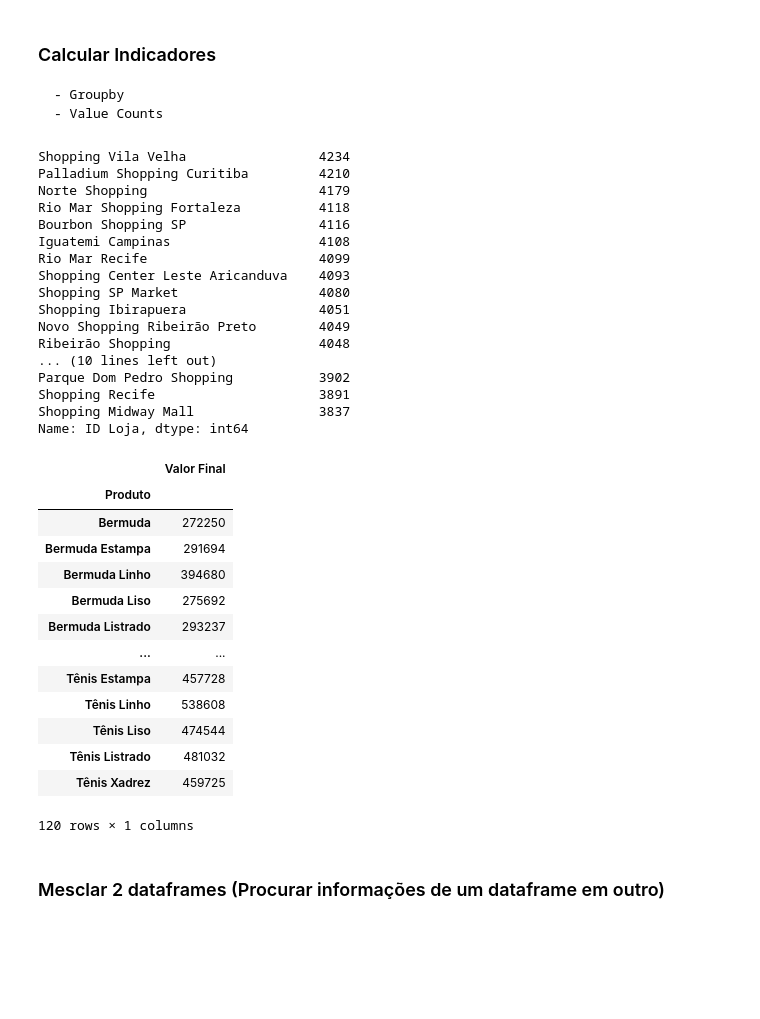
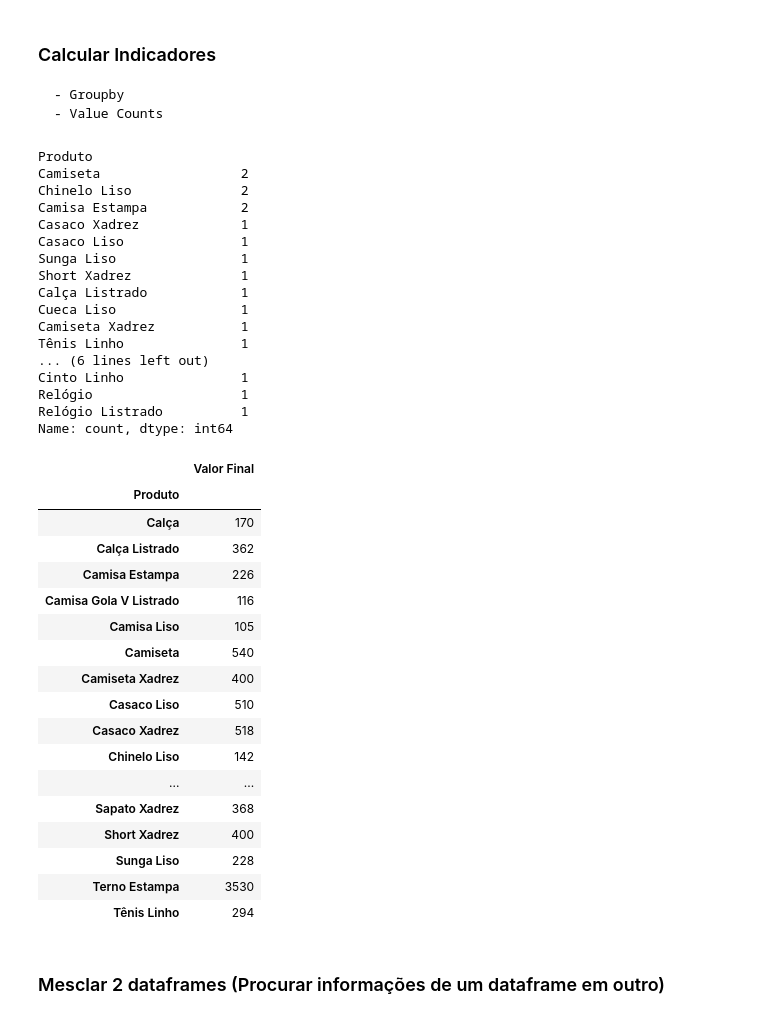
Before and after one commit to datocarneiro/FACULDADE, a Jupyter notebook: 2 Semestre/22 - Linguagem de Programacao/# Praticando/Ta4/Pandas.ipynb, the cells around one changed output. Saved outputs shown, nothing was run; the diff lists cells and outputs as text; code cells hidden in the pictures; blank space fills up the shorter version.

```diff
--- a/2 Semestre/22 - Linguagem de Programacao/# Praticando/Ta4/Pandas.ipynb
+++ b/2 Semestre/22 - Linguagem de Programacao/# Praticando/Ta4/Pandas.ipynb
@@ -261,46 +280,51 @@ vendas_df = vendas_df.ffill()
 ### Calcular Indicadores
     - Groupby
     - Value Counts
+# %%
+# value counts = contar valores
+transacoes_loja = vendas_df['Produto'].value_counts()
+display(transacoes_loja)
+# %% [output]
+Produto
+Camiseta                  2
+Chinelo Liso              2
+Camisa Estampa            2
+Casaco Xadrez             1
+Casaco Liso               1
+Sunga Liso                1
+Short Xadrez              1
+Calça Listrado            1
+Cueca Liso                1
+Camiseta Xadrez           1
+Tênis Linho               1
+... (6 lines left out)
+Cinto Linho               1
+Relógio                   1
+Relógio Listrado          1
+Name: count, dtype: int64
 # %%
-# value counts
-transacoes_loja = vendas_df['ID Loja'].value_counts()
-display(transacoes_loja)
-
 # group by
-faturamento_produto = vendas_df[['Produto', 'Valor Final']].groupby('Produto').sum()
+faturamento_produto = vendas_df[['Produto', 'Valor Final']].groupby('Produto').sum() # aqui poderia ser media (mean) etc...
 display(faturamento_produto)
 # %% [output]
-Shopping Vila Velha                 4234
-Palladium Shopping Curitiba         4210
-Norte Shopping                      4179
-Rio Mar Shopping Fortaleza          4118
-Bourbon Shopping SP                 4116
-Iguatemi Campinas                   4108
-Rio Mar Recife                      4099
-Shopping Center Leste Aricanduva    4093
-Shopping SP Market                  4080
-Shopping Ibirapuera                 4051
-Novo Shopping Ribeirão Preto        4049
-Ribeirão Shopping                   4048
-... (10 lines left out)
-Parque Dom Pedro Shopping           3902
-Shopping Recife                     3891
-Shopping Midway Mall                3837
-Name: ID Loja, dtype: int64
 |  | Valor Final |
 | Produto |  |
-| Bermuda | 272250 |
-| Bermuda Estampa | 291694 |
-| Bermuda Linho | 394680 |
-| Bermuda Liso | 275692 |
-| Bermuda Listrado | 293237 |
+| Calça | 170 |
+| Calça Listrado | 362 |
+| Camisa Estampa | 226 |
+| Camisa Gola V Listrado | 116 |
+| Camisa Liso | 105 |
+| Camiseta | 540 |
+| Camiseta Xadrez | 400 |
+| Casaco Liso | 510 |
+| Casaco Xadrez | 518 |
+| Chinelo Liso | 142 |
 | ... | ... |
-| Tênis Estampa | 457728 |
-| Tênis Linho | 538608 |
-| Tênis Liso | 474544 |
-| Tênis Listrado | 481032 |
-| Tênis Xadrez | 459725 |
+| Sapato Xadrez | 368 |
+| Short Xadrez | 400 |
+| Sunga Liso | 228 |
+| Terno Estampa | 3530 |
+| Tênis Linho | 294 |
-120 rows × 1 columns
 # %% [markdown]
 ### Mesclar 2 dataframes (Procurar informações de um dataframe em outro)
 # %%
```
Also changed, not shown: parts of 6 cells of this notebook, 1 other file.
